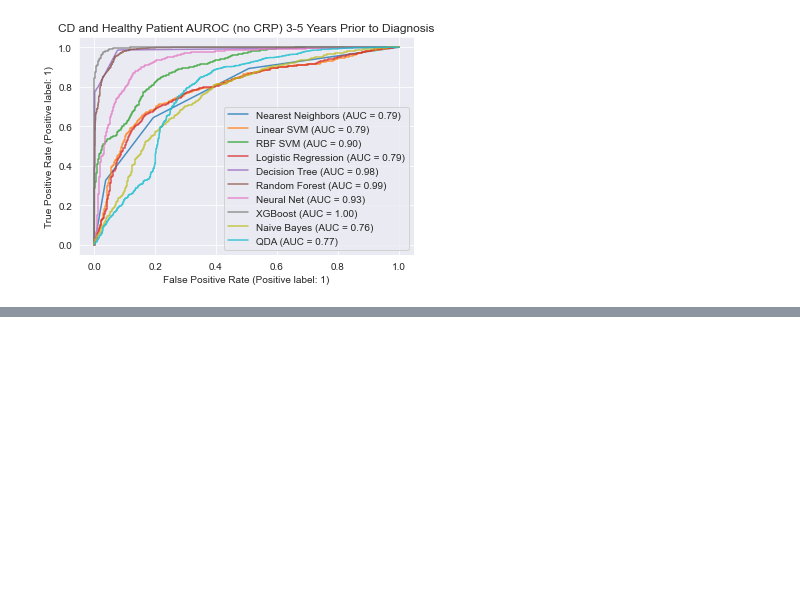
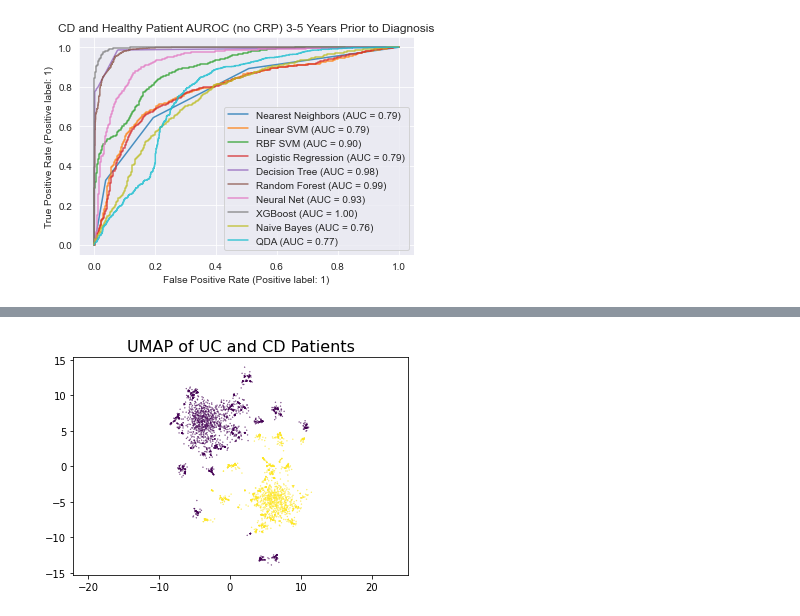
Before and after one commit to emmachancellor/ibd_longitudinal_ml, a Jupyter notebook: ml_models_ibd.ipynb, the cells around one changed output, grey strips where cells are left out. Cells and saved outputs as stored; diff of their text form; code cells hidden in the pictures; blank space fills up the shorter version.

```diff
--- a/ml_models_ibd.ipynb
+++ b/ml_models_ibd.ipynb
@@ -845,0 +1016,18 @@ test_models(df, plot_title, fig_name_path)
+# %%
+# Supervised UMAP
+uc_cd_reducer = umap.UMAP(densmap=True, random_state=42)
+
+uc_cd = uc_vs_cd.iloc[:, :-1]
+target = uc_vs_cd.loc[:, 'ibd_disease_code']
+em_uc_cd = uc_cd_reducer.fit_transform(uc_cd, y=target)
+
+plt.scatter(
+    em_uc_cd[:, 0],
+    em_uc_cd[:, 1],
+    c = uc_vs_cd.ibd_disease_code.astype(int),
+    s=0.1)
+plt.gca().set_aspect('equal', 'datalim')
+plt.title('UMAP of UC and CD Patients', fontsize=16)
+plt.savefig('/Users/emmadyer/Desktop/ibd_long_project/figures/cd_uc_umap.png', dpi=300)
+# %% [output]
+[figure, added]
```
Also changed, not shown: parts of 15 cells of this notebook.
